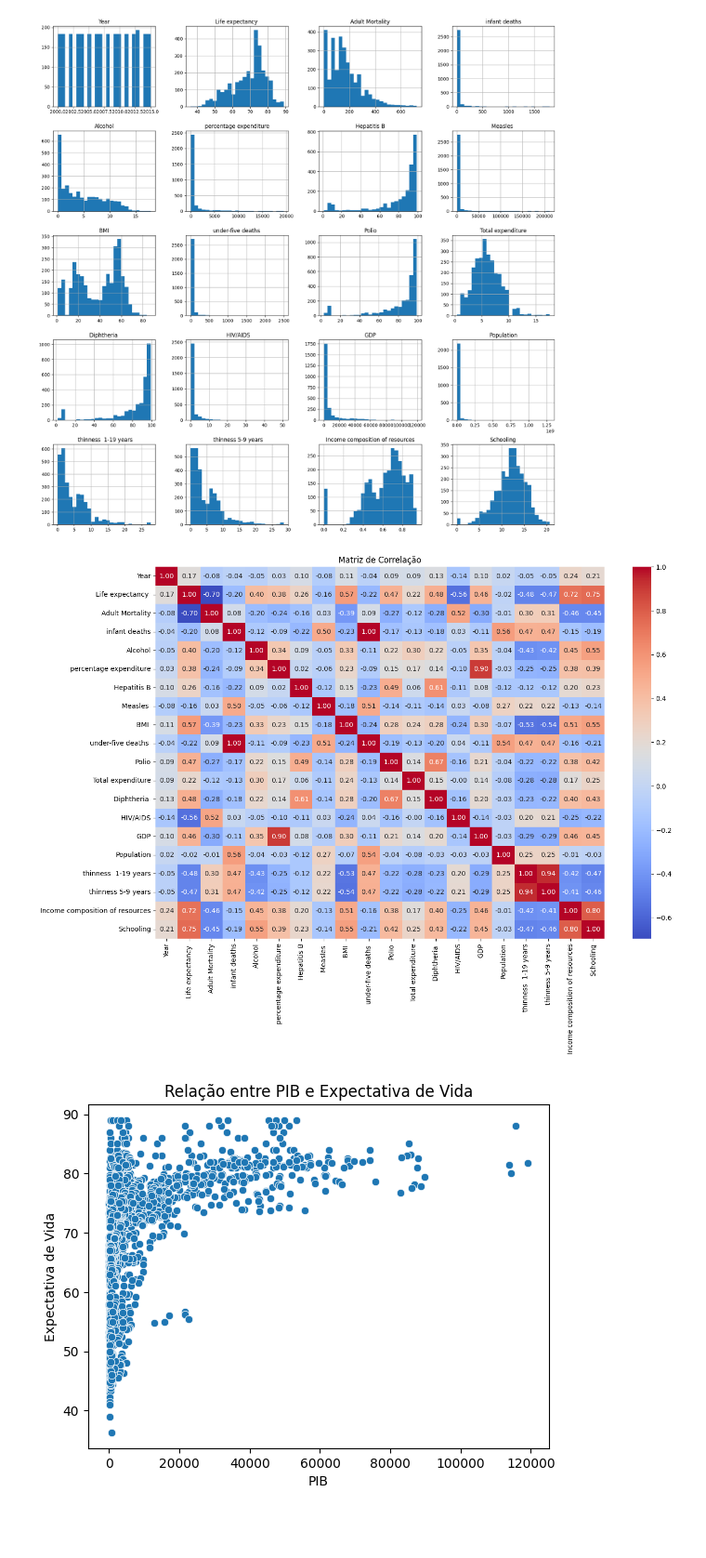
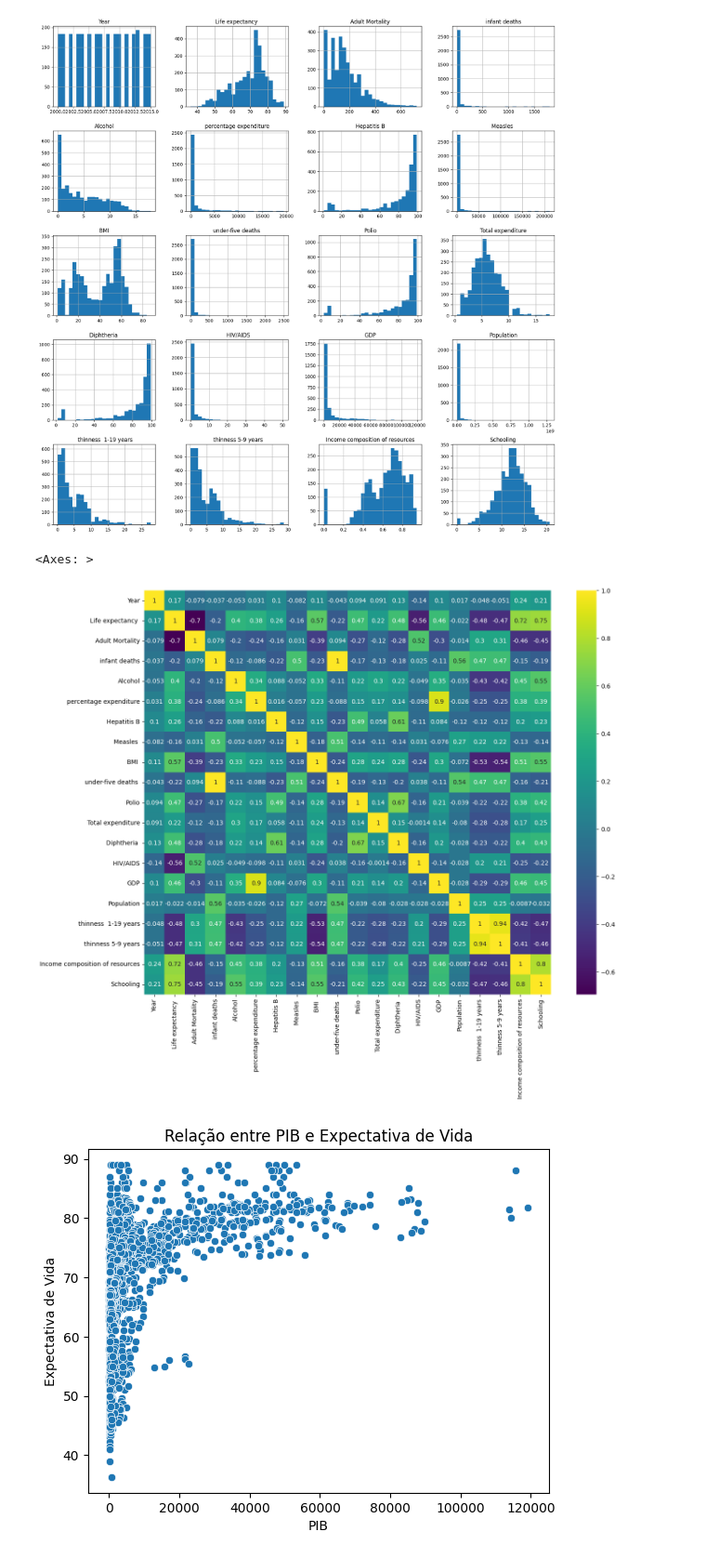
Before and after one commit to AvelinoAlmeida/Life-Expectancy, a Jupyter notebook: 1-exploration_data_analysis.ipynb, the cells around one changed output. Shown at 93% size. Cells and saved outputs as stored; diff of their text form; code cells hidden in the pictures; blank space fills up the shorter version.

```diff
--- a/1-exploration_data_analysis.ipynb
+++ b/1-exploration_data_analysis.ipynb
@@ -164,14 +164,12 @@ plt.show()
 [figure]
 # %%
 # Matriz de correlação
-correlation_matrix = df_original.corr()
-
-plt.figure(figsize=(15, 10))
-sns.heatmap(correlation_matrix, annot=True, cmap="coolwarm", fmt=".2f")
-plt.title("Matriz de Correlação")
-plt.show()
+numerical_cols = df_original.drop(['Country', 'Status'], axis=1)
+plt.figure(figsize=(15, 12))
+sns.heatmap(numerical_cols.corr(), cmap='viridis', annot=True)
 # %% [output]
+<Axes: >
-[figure, old version]
+[figure, new version]
 # %%
 # Relação entre duas variáveis
 sns.scatterplot(x=df_original['GDP'], y=df_original['Life expectancy '])
```
Also changed, not shown: 9 other files.
